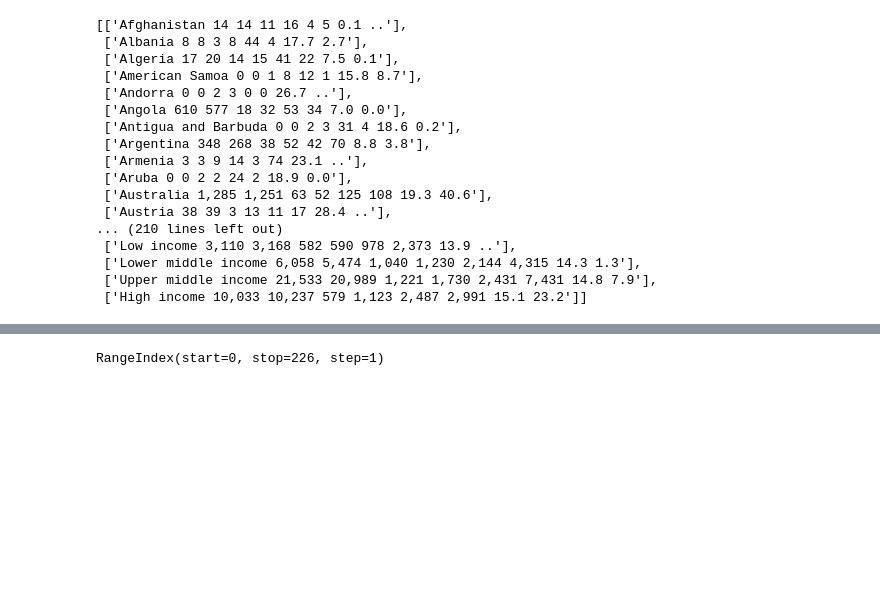
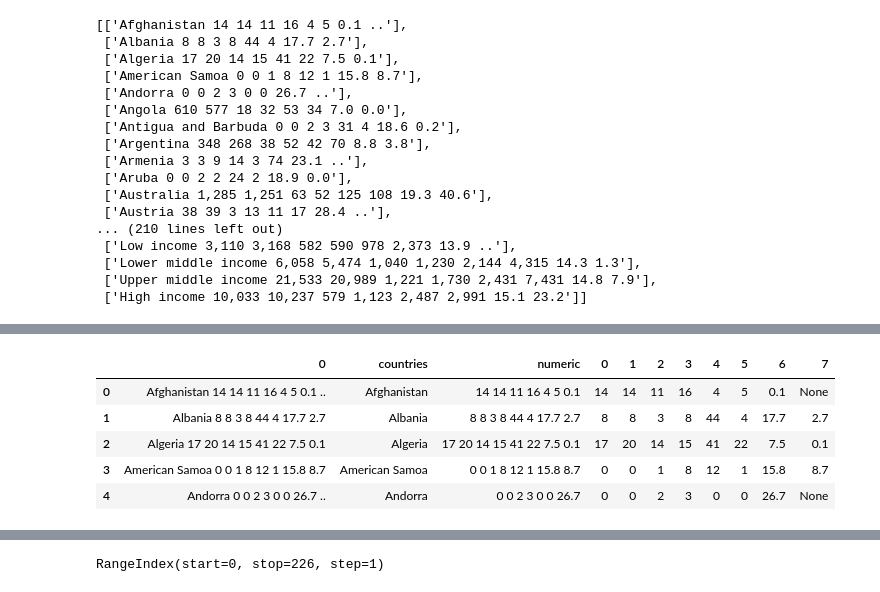
Before and after one commit to Ulli-Aech/Project_Data_Thieves, a Jupyter notebook: Deforestation.ipynb, the cells around one changed output, grey strips where cells are left out. Cells and saved outputs as stored; diff of their text form; code cells hidden in the pictures; blank space fills up the shorter version.

```diff
--- a/Deforestation.ipynb
+++ b/Deforestation.ipynb
@@ -112 +92,18 @@ data
+# %%
+#split the numeric column into more columns
+
+numeric_df=df['numeric'].str.split(expand=True)
+
+#aggregate the result of the split and previous dataframe into one dataframe
+
+complete_df=pd.concat([df,numeric_df],axis=1)
+
+complete_df.head()
+# %% [output]
+|  | 0 | countries | numeric | 0 | 1 | 2 | 3 | 4 | 5 | 6 | 7 |
+| 0 | Afghanistan 14 14 11 16 4 5 0.1 .. | Afghanistan | 14 14 11 16 4 5 0.1 | 14 | 14 | 11 | 16 | 4 | 5 | 0.1 | None |
+| 1 | Albania 8 8 3 8 44 4 17.7 2.7 | Albania | 8 8 3 8 44 4 17.7 2.7 | 8 | 8 | 3 | 8 | 44 | 4 | 17.7 | 2.7 |
+| 2 | Algeria 17 20 14 15 41 22 7.5 0.1 | Algeria | 17 20 14 15 41 22 7.5 0.1 | 17 | 20 | 14 | 15 | 41 | 22 | 7.5 | 0.1 |
+| 3 | American Samoa 0 0 1 8 12 1 15.8 8.7 | American Samoa | 0 0 1 8 12 1 15.8 8.7 | 0 | 0 | 1 | 8 | 12 | 1 | 15.8 | 8.7 |
+| 4 | Andorra 0 0 2 3 0 0 26.7 .. | Andorra | 0 0 2 3 0 0 26.7 | 0 | 0 | 2 | 3 | 0 | 0 | 26.7 | None |
 # %%
```
Also changed, not shown: parts of 26 cells of this notebook.
